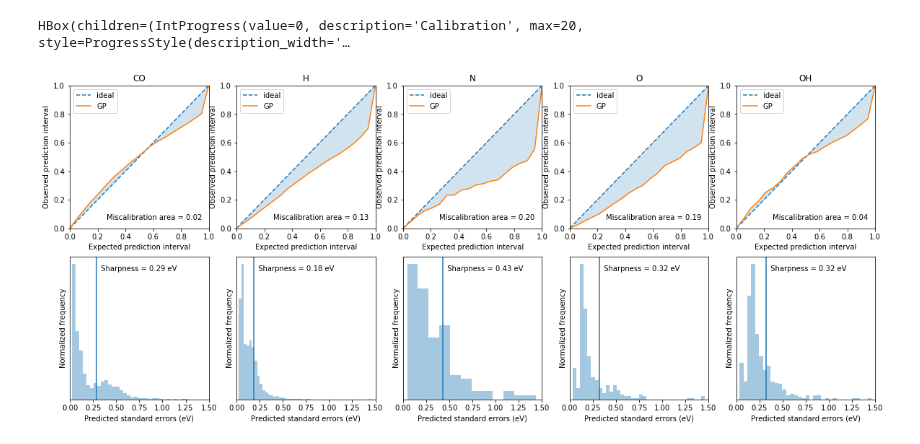
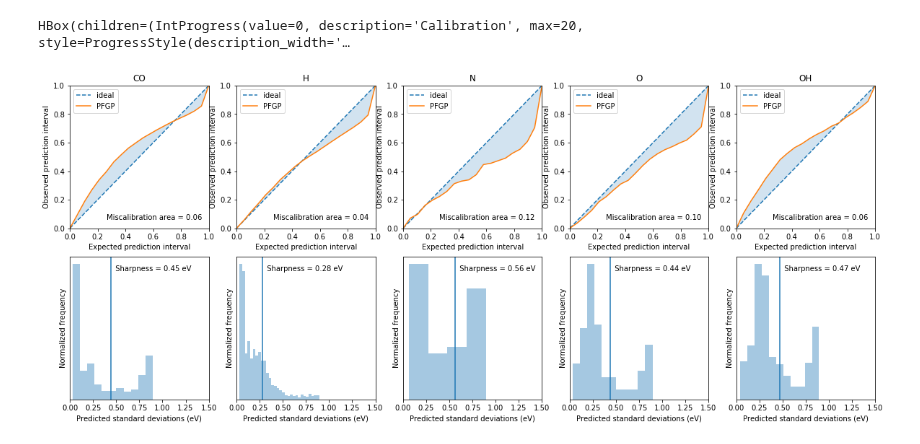
Before and after one commit to ulissigroup/uncertainty_benchmarking, a Jupyter notebook: PFGP/pfgp.ipynb, the cells around one changed output. Drawn from its saved outputs; the diff is of its cells as text; code cells hidden in the pictures.

Commit message:
Successful PFGP with multi-GPU

```diff
--- a/PFGP/pfgp.ipynb
+++ b/PFGP/pfgp.ipynb
@@ -213,7 +319,7 @@ import seaborn as sns
 
 
 # Parse the predictions
-targets_pred = preds.mean
+targets_pred = targets_val.numpy().reshape(-1) + residuals
 
 # Plot
 lims = [-4, 4]
@@ -226,7 +332,7 @@ _ = ax.set_xlim(lims)
 _ = ax.set_ylim(lims)
 _ = ax.plot(lims, lims, '--')
 _ = ax.set_xlabel('DFT $\Delta$E [eV]')
-_ = ax.set_ylabel('CGCNN $\Delta$E [eV]')
+_ = ax.set_ylabel('%s $\Delta$E [eV]' % model_name)
 
 # Calculate the error metrics
 mae = mean_absolute_error(targets_val, targets_pred)
@@ -284,7 +387,7 @@ figsize = (4, 4)
 fig_cal = plt.figure(figsize=figsize)
 ax_ideal = sns.lineplot([0, 1], [0, 1], label='ideal')
 _ = ax_ideal.lines[0].set_linestyle('--')
-ax_gp = sns.lineplot(predicted_pi, observed_pi, label='PFGP')
+ax_gp = sns.lineplot(predicted_pi, observed_pi, label=model_name)
 ax_fill = plt.fill_between(predicted_pi, predicted_pi, observed_pi,
                            alpha=0.2, label='miscalibration area')
 _ = ax_ideal.set_xlabel('Expected prediction interval')
@@ -311,15 +414,15 @@ plt.text(x=0.95, y=0.05,
 # Plot sharpness curve
 xlim = [0., 1.5]
 fig_sharp = plt.figure(figsize=figsize)
-ax_sharp = sns.distplot(standard_errors, kde=False, norm_hist=True)
+ax_sharp = sns.distplot(stdevs, kde=False, norm_hist=True)
 ax_sharp.set_xlim(xlim)
-ax_sharp.set_xlabel('Predicted standard errors (eV)')
+ax_sharp.set_xlabel('Predicted standard deviations (eV)')
 ax_sharp.set_ylabel('Normalized frequency')
 ax_sharp.set_yticklabels([])
 ax_sharp.set_yticks([])
 
 # Calculate and report sharpness
-sharpness = np.sqrt(np.mean(standard_errors**2))
+sharpness = np.sqrt(np.mean(stdevs**2))
 _ = ax_sharp.axvline(x=sharpness, label='sharpness')
 if sharpness < (xlim[0] + xlim[1]) / 2:
     text = '\n  Sharpness = %.2f eV' % sharpness
@@ -468,10 +568,10 @@ from tqdm import tqdm_notebook
 
 
 # Create a function that we'll use to calculate calibration curves
-def calculate_density(percentile, residuals, standard_errors):
+def calculate_density(percentile, residuals, stdevs):
     num_within_quantile = 0
-    for se, resid in zip(standard_errors, residuals):
-        norm = stats.norm(loc=0, scale=se)
+    for stdev, resid in zip(stdevs, residuals):
+        norm = stats.norm(loc=0, scale=stdev)
         lower_bound = norm.ppf(0.5-percentile/2)
         upper_bound = norm.ppf(0.5+percentile/2)
         if lower_bound <= resid <= upper_bound:
@@ -486,17 +586,17 @@ observed_pi = {}
 # Parse out the data for each adsorbate
 for i, ads in enumerate(adsorbates):
     _residuals = []
-    _standard_errors = []
-    for doc, resid, se in zip(docs_val, residuals, standard_errors):
+    _stdevs = []
+    for doc, resid, se in zip(docs_val, residuals, stdevs):
         if doc['adsorbate'] == ads:
             _residuals.append(resid)
-            _standard_errors.append(se)
+            _stdevs.append(se)
     _residuals = np.array(_residuals).reshape(-1)
-    _standard_errors = np.array(_standard_errors).reshape(-1)
+    _stdevs = np.array(_stdevs).reshape(-1)
 
     # Calculate the prediction intervals
     _predicted_pi = np.linspace(0, 1, 20)
-    _observed_pi = [calculate_density(quantile, _residuals, _standard_errors)
+    _observed_pi = [calculate_density(quantile, _residuals, _stdevs)
                     for quantile in tqdm_notebook(_predicted_pi, desc='Calibration')]
 
     # Store the information
@@ -525,11 +625,11 @@ sub_figsize = (figsize[0]/len(adsorbates), figsize[1]/2)
 
 # Parse out the data for each adsorbate
 for i, ads in enumerate(adsorbates):
-    _standard_errors = []
-    for doc, se in zip(docs_val, standard_errors):
+    _stdevs = []
+    for doc, stdev in zip(docs_val, stdevs):
         if doc['adsorbate'] == ads:
-            _standard_errors.append(se)
-    _standard_errors = np.array(_standard_errors).reshape(-1)
+            _stdevs.append(stdev)
+    _stdevs = np.array(_stdevs).reshape(-1)
     _observed_pi = observed_pi[ads]
     _predicted_pi = predicted_pi[ads]
 
@@ -537,7 +637,7 @@ for i, ads in enumerate(adsorbates):
     ax_cal = axes[0][i]
     ax_ideal = sns.lineplot([0, 1], [0, 1], label='ideal', ax=ax_cal)
     _ = ax_ideal.lines[0].set_linestyle('--')
-    ax_gp = sns.lineplot(_predicted_pi, _observed_pi, label='GP', ax=ax_cal)
+    ax_gp = sns.lineplot(_predicted_pi, _observed_pi, label=model_name, ax=ax_cal)
     ax_fill = ax_cal.fill_between(_predicted_pi, _predicted_pi, _observed_pi,
                                   alpha=0.2)
     _ = ax_ideal.set_xlabel('Expected prediction interval')
@@ -557,34 +657,34 @@ for i, ads in enumerate(adsorbates):
     polygon = Polygon(polygon_points)
     miscalibration_area = polygon.area
 
     # Annotate the plot with the miscalibration area
     ax_cal.text(x=0.95, y=0.05,
                 s='Miscalibration area = %.2f' % miscalibration_area,
                 verticalalignment='bottom',
                 horizontalalignment='right')
 
     # Plot sharpness curve
     xlim = [0., 1.5]
     ax_sharp = axes[1][i]
-    ax_sharp = sns.distplot(_standard_errors, kde=False, norm_hist=True, ax=ax_sharp)
+    ax_sharp = sns.distplot(_stdevs, kde=False, norm_hist=True, ax=ax_sharp)
     ax_sharp.set_xlim(xlim)
-    ax_sharp.set_xlabel('Predicted standard errors (eV)')
+    ax_sharp.set_xlabel('Predicted standard deviations (eV)')
     ax_sharp.set_ylabel('Normalized frequency')
     ax_sharp.set_yticklabels([])
     ax_sharp.set_yticks([])
 
     # Calculate and report sharpness
-    sharpness = np.sqrt(np.mean(_standard_errors**2))
+    sharpness = np.sqrt(np.mean(_stdevs**2))
     _ = ax_sharp.axvline(x=sharpness, label='sharpness')
     if sharpness < (xlim[0] + xlim[1]) / 2:
         text = '\n  Sharpness = %.2f eV' % sharpness
         h_align = 'left'
     else:
         text = '\nSharpness = %.2f eV  ' % sharpness
         h_align = 'right'
     _ = ax_sharp.text(x=sharpness, y=ax_sharp.get_ylim()[1],
                       s=text,
                       verticalalignment='top',
                       horizontalalignment=h_align)
 # %% [output]
-[figure, old version]
+[figure, new version]
```
Also changed, not shown: parts of 17 cells of this notebook, 5 other files.
